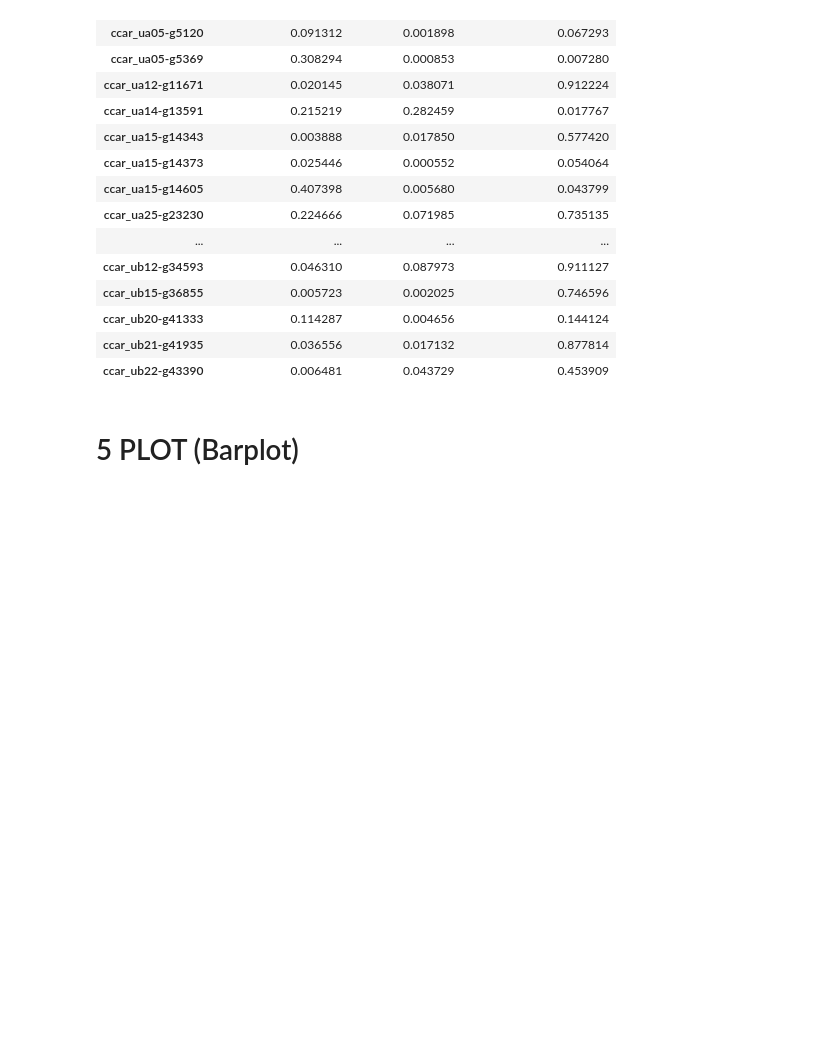
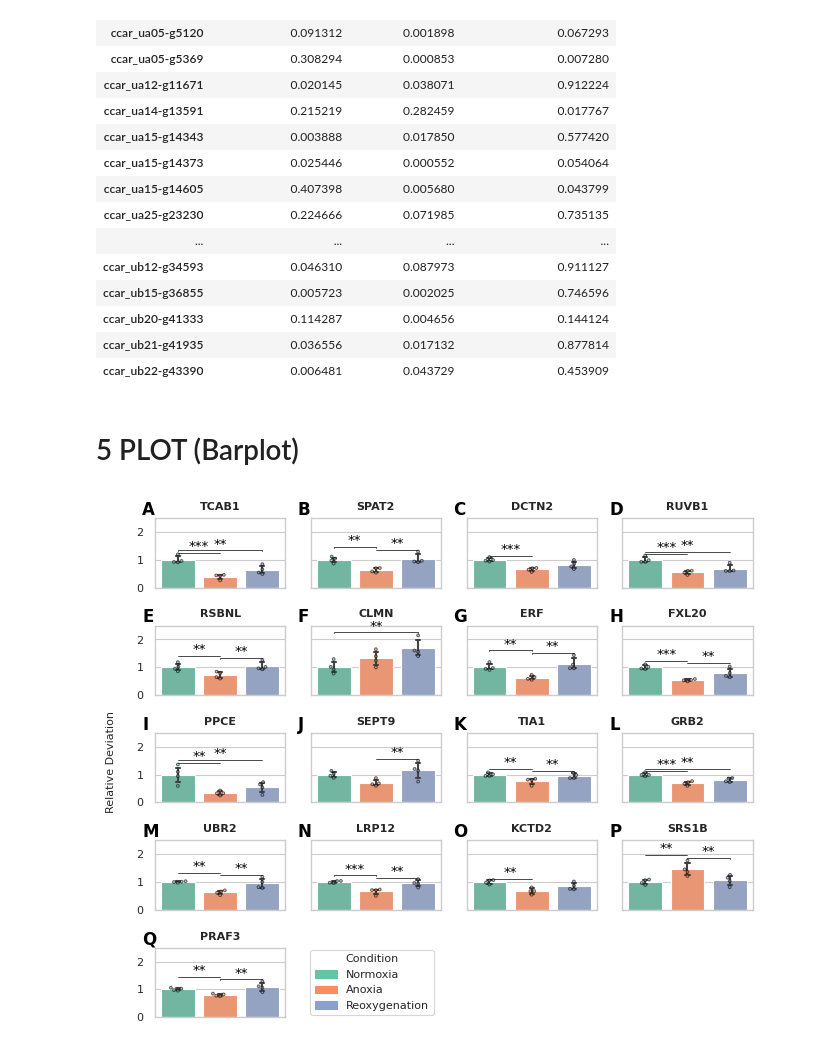
Before and after one commit to MagdalenaWinklhofer/WholeGenomeBisulphiteSequencing, a Jupyter notebook: DNAseq_pipeline/12_TMM_data_plot.ipynb, the cells around one changed output. Drawn from its saved outputs; the diff is of its cells as text; code cells hidden in the pictures; blank space fills up the shorter version.

```diff
--- a/DNAseq_pipeline/12_TMM_data_plot.ipynb
+++ b/DNAseq_pipeline/12_TMM_data_plot.ipynb
@@ -253,3 +263,90 @@ post_res
+# %%
+from matplotlib.patches import Patch
+# Define the significance list
+sig_list = {
+    'p AnoxiaReoxygenation': (1, 2),
+    'p NormoxiaAnoxia': (0, 1),
+    'p NormoxiaReoxygenation': (0, 2)
+}
+
+def sig_cat(s):
+    if s <= 0.0027:
+        return "***"
+    if s <= 0.0455:
+        return "**"
+    return ""
+
+# Set sns color palette to colorblind
+sns.set_theme(palette='Set2', style='whitegrid', context='paper',
+              rc={'axes.labelsize':8, 'xtick.labelsize':8, 'ytick.labelsize':8, 'legend.fontsize':8, 'legend.title_fontsize':8})
+
+# Create a figure with 4x4 subplots
+fig, axs = plt.subplots(5, 4, figsize=(17 / 2.54, 14 / 2.54), sharey=True, sharex=False)
+
+# Flatten axs array for easy indexing and letter annotations
+axs = axs.flatten()
+letters = 'ABCDEFGHIJKLMNOPQRSTUVWXYZ'
+
+# Iterate over each geneid and data group
+for idx, (geneid, data) in enumerate(tmm_norm.groupby('Geneid')):
+    # Skip non-significant genes
+    if np.any(stat_res.loc[geneid, 'Test'] == ''):
+        continue
+
+    # If we run out of subplots, stop the loop
+    if idx >= len(axs):
+        break
+
+    ax = axs[idx]
+    sns.barplot(data=data, x='condition', y='rel_deviation', capsize=0.1, err_kws={"linewidth": 1.5}, hue='condition', legend=False, ax=ax)
+    sns.swarmplot(data=data, x='condition', y='rel_deviation', size=2, ax=ax, dodge=False, hue='condition', legend=False, linewidth=0.7, edgecolor="k", alpha=0.6)
+    # significance bars
+    x_pos = np.array([p.get_x() for p in ax.patches])
+    x_width = np.array([p.get_width() for p in ax.patches])
+    x_pos = x_pos + (x_width / 2)
+    y, h, col = data['rel_deviation'].max() * 1.04, data['rel_deviation'].max() * 0.01, 'k'
+
+    offset = 0
+    sig_info = post_res.loc[geneid, sig_list.keys()]
+    sig_info = sig_info.loc[sig_info <= 0.05]
+    for name, value in sig_info.items():
+        height = np.array([y, y + h, y + h, y]) + offset
+        x1, x2 = x_pos[list(sig_list[name])]
+        ax.plot([x1, x1, x2, x2], height, lw=0.5, c=col)
+        ax.text((x1 + x2) * .5, y + h + offset, sig_cat(value), ha='center', va='bottom', color=col)
+        offset += data['rel_deviation'].max() * 0.07
+    ax.set_ylim(top=2.5)
+    ax.set(xticklabels=[])
+    ax.set_xlabel('').set_visible(False)
+    ax.set_ylabel('').set_visible(False)
+    ax.set_title(names['symbol'].get(geneid, default='unknown'), fontdict={'weight': 'bold'}, fontsize=8)
+    # Annotate each subplot with a letter
+    ax.text(-0.1, 1.05, letters[idx], transform=ax.transAxes, size=12, weight='bold', color='black')
+    # get handles for legend
+    handles, labels = ax.get_legend_handles_labels()
+# Hide any unused subplots
+for ax in axs[len(tmm_norm.groupby('Geneid')):]:
+    ax.axis('off')
+
+# add common x and y label
+fig.supylabel('Relative Deviation', ha='center', va='center', rotation='vertical', fontsize=8)
+
+# add legend
+legend_elements = [Patch(color = sns.color_palette('Set2')[0], label = 'Normoxia'),
+                   Patch(color = sns.color_palette('Set2')[1], label = 'Anoxia'),
+                   Patch(color = sns.color_palette('Set2')[2], label = 'Reoxygenation')]
+fig.legend(handles = legend_elements, bbox_to_anchor=(0.41, 0.03), loc='lower center', title='Condition')
+
+
+# Adjust layout to prevent overlap
+plt.tight_layout()
+# Display the figure
+plt.savefig('12_TMM_plot/DMR_expression_tmmpanel.svg')
+plt.savefig('12_TMM_plot/DMR_expression_tmmpanel.png', dpi=350)
+plt.show()
+plt.close()
+# %% [output]
+[figure, added]
 # %%
 # define sig list
 sig_list = {'p AnoxiaReoxygenation': (1,2),
```
Also changed, not shown: parts of 4 cells of this notebook, 6 other files.
